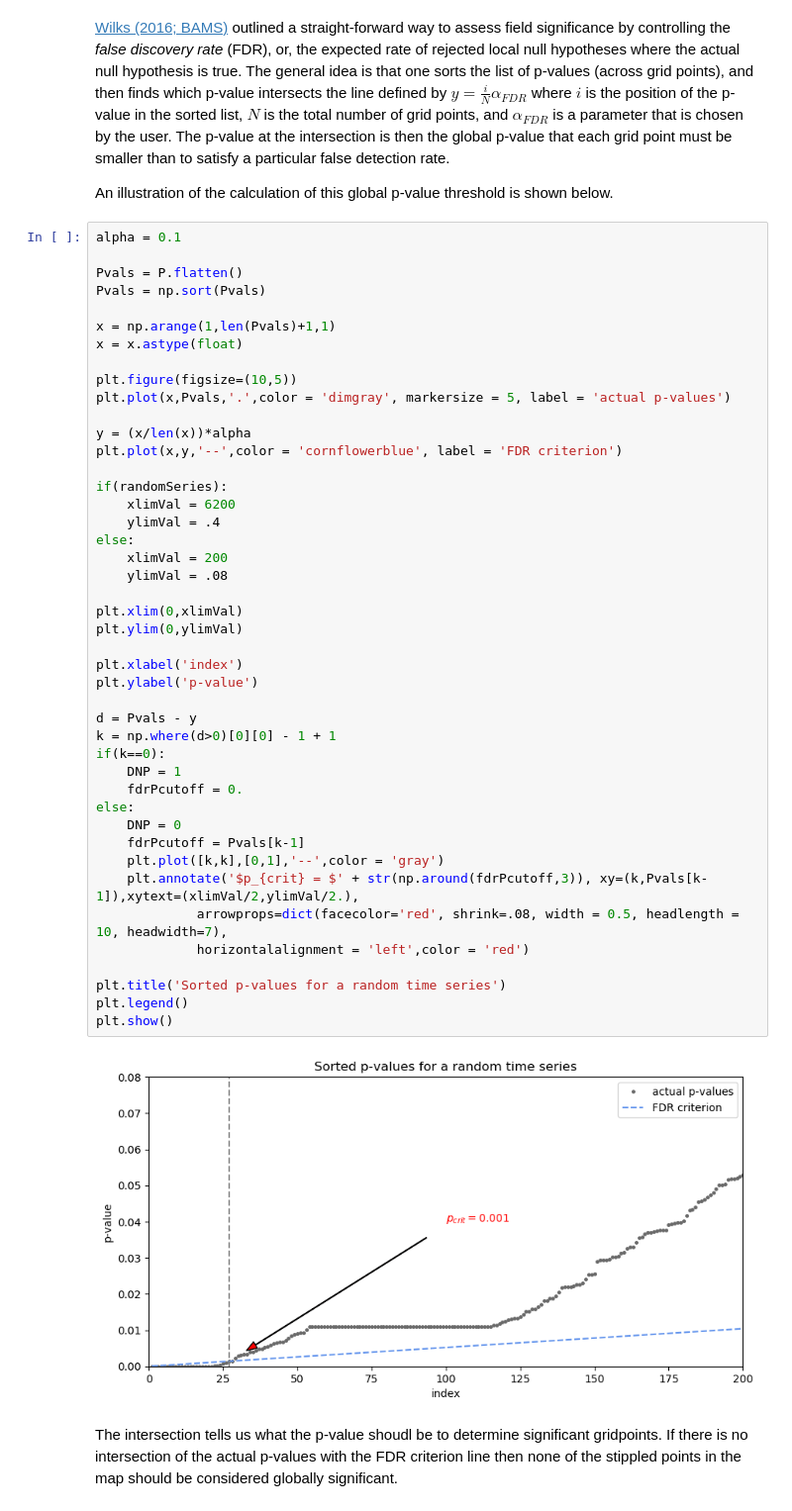
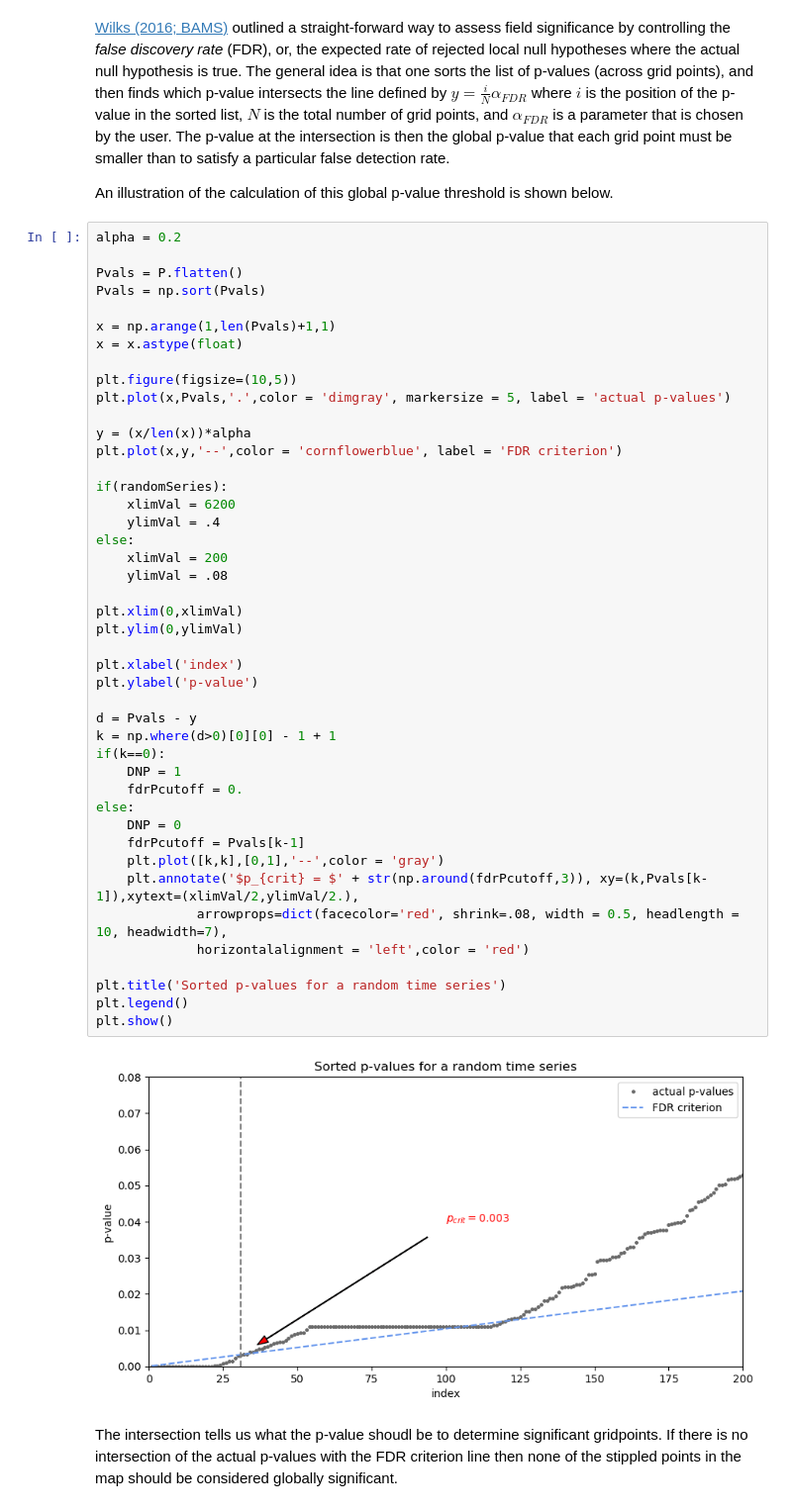
Before and after one commit to kjmayer/ats655-coursematerial, a Jupyter notebook: jupyter_notebooks/maps_of_random_relationships.ipynb, the cells around one changed output. Shown at 99% size. Drawn from its saved outputs; the diff is of its cells as text.

```diff
--- a/jupyter_notebooks/maps_of_random_relationships.ipynb
+++ b/jupyter_notebooks/maps_of_random_relationships.ipynb
@@ -127,7 +127,7 @@ This should **terrify** you! How do you know when you are looking at a random re
 
 An illustration of the calculation of this global p-value threshold is shown below.
 # %%
-alpha = 0.1
+alpha = 0.2
 
 Pvals = P.flatten()
 Pvals = np.sort(Pvals)
@@ -144,34 +144,34 @@ plt.plot(x,y,'--',color = 'cornflowerblue', label = 'FDR criterion')
 if(randomSeries):
     xlimVal = 6200
     ylimVal = .4
 else:
     xlimVal = 200
     ylimVal = .08
 
 plt.xlim(0,xlimVal)
 plt.ylim(0,ylimVal)
 
 plt.xlabel('index')
 plt.ylabel('p-value')
 
 d = Pvals - y
 k = np.where(d>0)[0][0] - 1 + 1
 if(k==0):
     DNP = 1
     fdrPcutoff = 0.
 else:
     DNP = 0
     fdrPcutoff = Pvals[k-1]
     plt.plot([k,k],[0,1],'--',color = 'gray')
     plt.annotate('$p_{crit} = $' + str(np.around(fdrPcutoff,3)), xy=(k,Pvals[k-1]),xytext=(xlimVal/2,ylimVal/2.),
              arrowprops=dict(facecolor='red', shrink=.08, width = 0.5, headlength = 10, headwidth=7),
              horizontalalignment = 'left',color = 'red')
 
 plt.title('Sorted p-values for a random time series')
 plt.legend()
 plt.show()
 # %% [output]
-[figure, old version]
+[figure, new version]
 # %% [markdown]
 The intersection tells us what the p-value shoudl be to determine significant gridpoints. If there is no intersection of the actual p-values with the FDR criterion line then none of the stippled points in the map should be considered globally significant.
 # %% [markdown]
```
Also changed, not shown: parts of 1 cell of this notebook, 3 other files.
